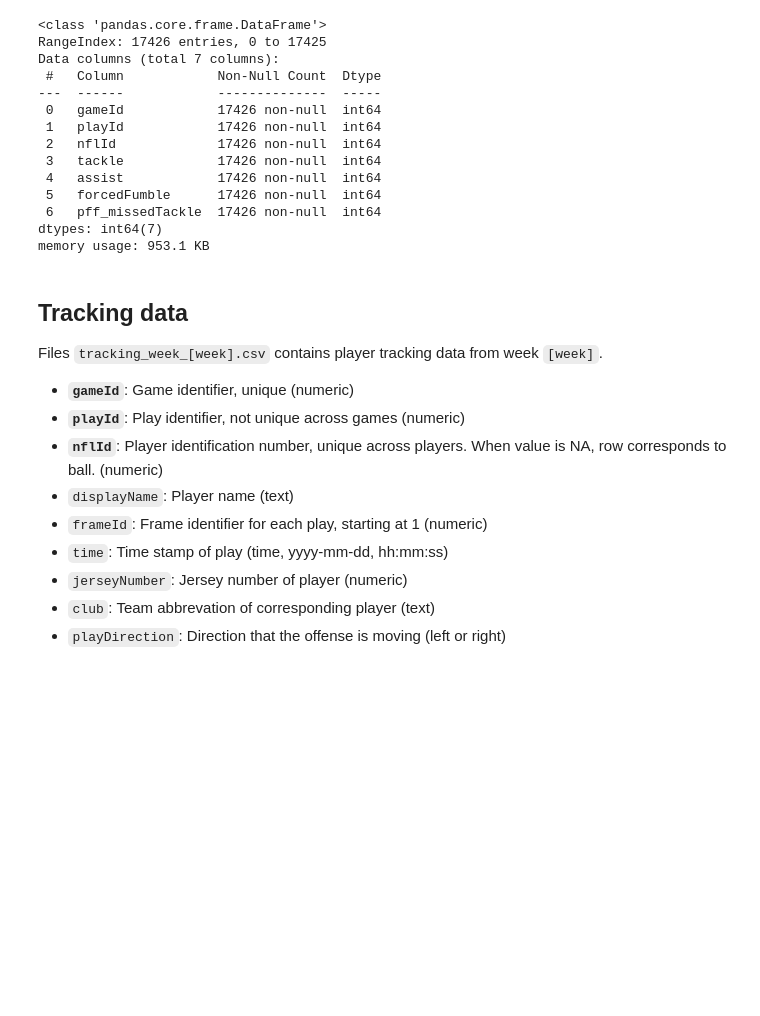
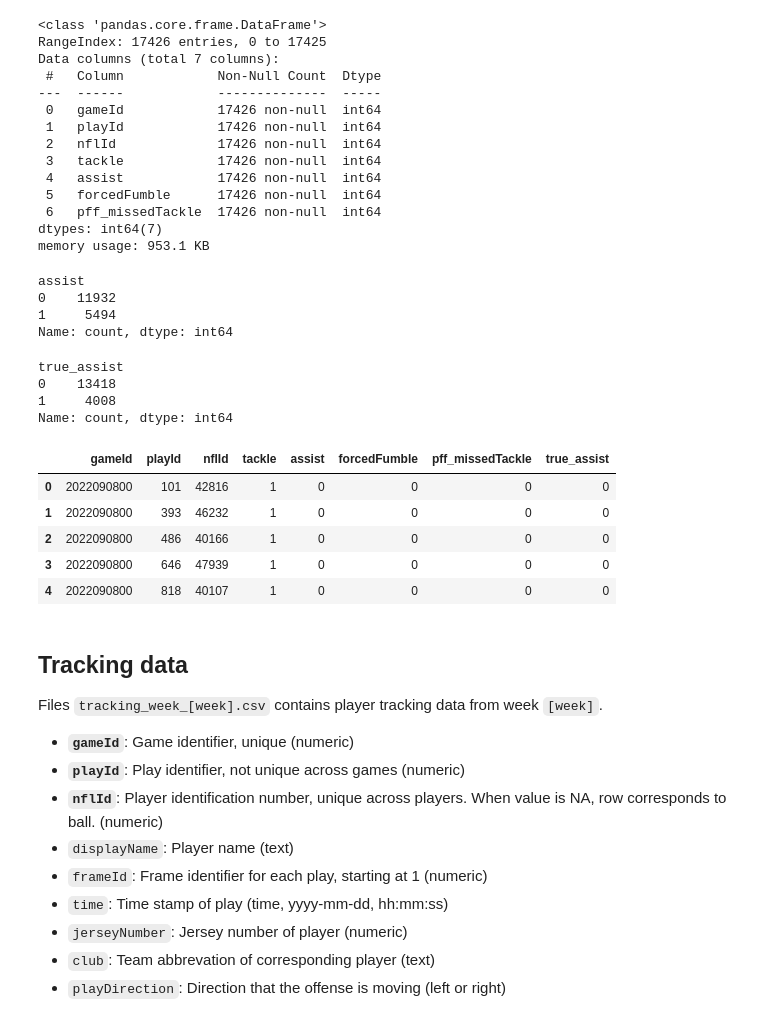
Before and after one commit to ImMaxRoss/Kaggle_NFL_bowl2024, a Jupyter notebook: eda_notebook.ipynb, the cells around one changed output. Saved outputs shown, nothing was run; the diff lists cells and outputs as text; code cells hidden in the pictures; blank space fills up the shorter version.

Commit message:
added fumble_loss for df_plays and true_assist to df_tackles

```diff
--- a/eda_notebook.ipynb
+++ b/eda_notebook.ipynb
@@ -310,6 +319,35 @@ Data columns (total 7 columns):
  6   pff_missedTackle  17426 non-null  int64
 dtypes: int64(7)
 memory usage: 953.1 KB
+# %%
+df_tackles['true_assist'] = (
+    (df_tackles.groupby(['gameId', 'playId'])['tackle'].transform(lambda x: (x == 0).all()))
+    & (df_tackles['assist'] == 1)
+).astype(int)
+# %%
+df_tackles['assist'].value_counts()
+# %% [output]
+assist
+0    11932
+1     5494
+Name: count, dtype: int64
+# %%
+df_tackles['true_assist'].value_counts()
+# %% [output]
+true_assist
+0    13418
+1     4008
+Name: count, dtype: int64
+# %%
+df_tackles.to_csv('data/tackles_clean.csv', index=False)
+df_tackles.head()
+# %% [output]
+|  | gameId | playId | nflId | tackle | assist | forcedFumble | pff_missedTackle | true_assist |
+| 0 | 2022090800 | 101 | 42816 | 1 | 0 | 0 | 0 | 0 |
+| 1 | 2022090800 | 393 | 46232 | 1 | 0 | 0 | 0 | 0 |
+| 2 | 2022090800 | 486 | 40166 | 1 | 0 | 0 | 0 | 0 |
+| 3 | 2022090800 | 646 | 47939 | 1 | 0 | 0 | 0 | 0 |
+| 4 | 2022090800 | 818 | 40107 | 1 | 0 | 0 | 0 | 0 |
 # %% [markdown]
 ## Tracking data
 Files `tracking_week_[week].csv` contains player tracking data from week `[week]`.
```
Also changed, not shown: parts of 4 cells of this notebook, 1 other file.
